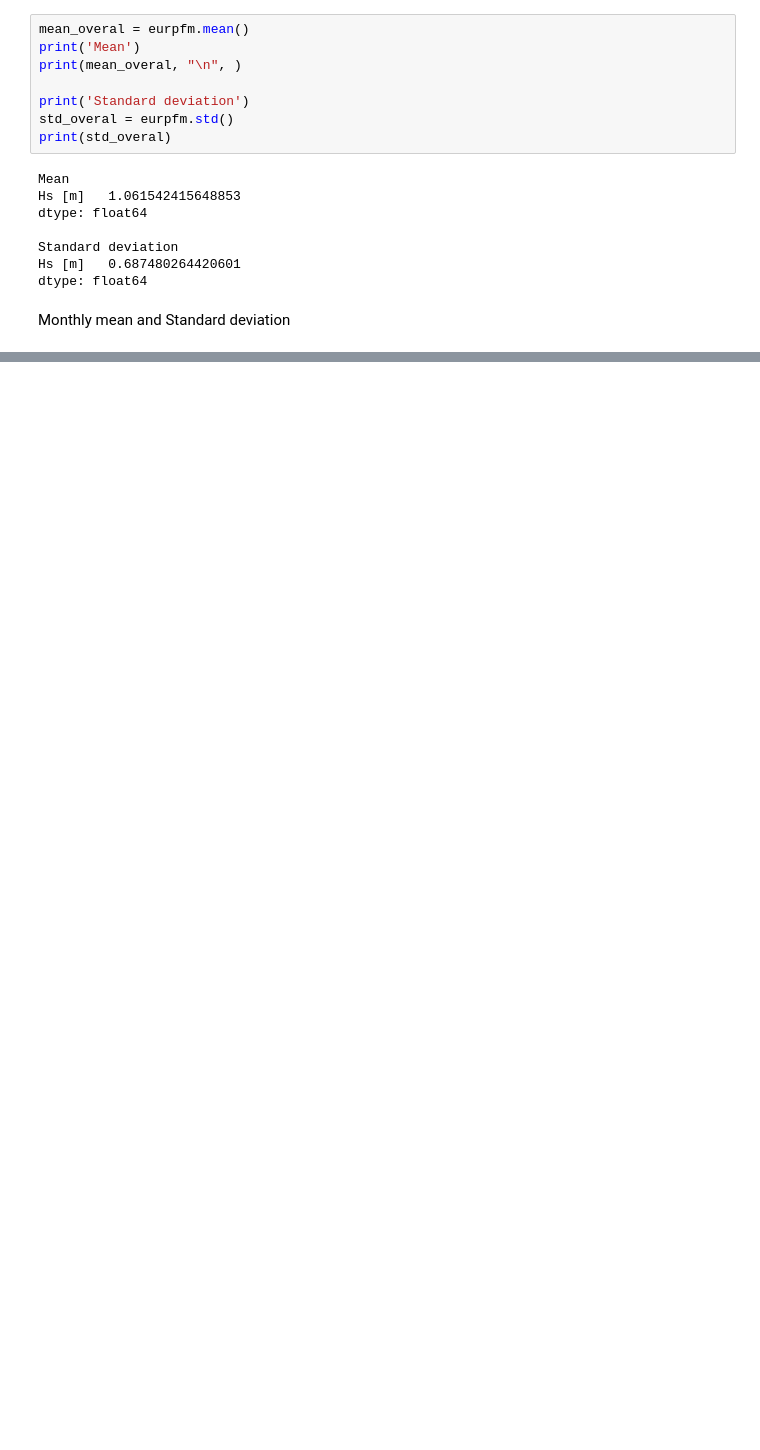
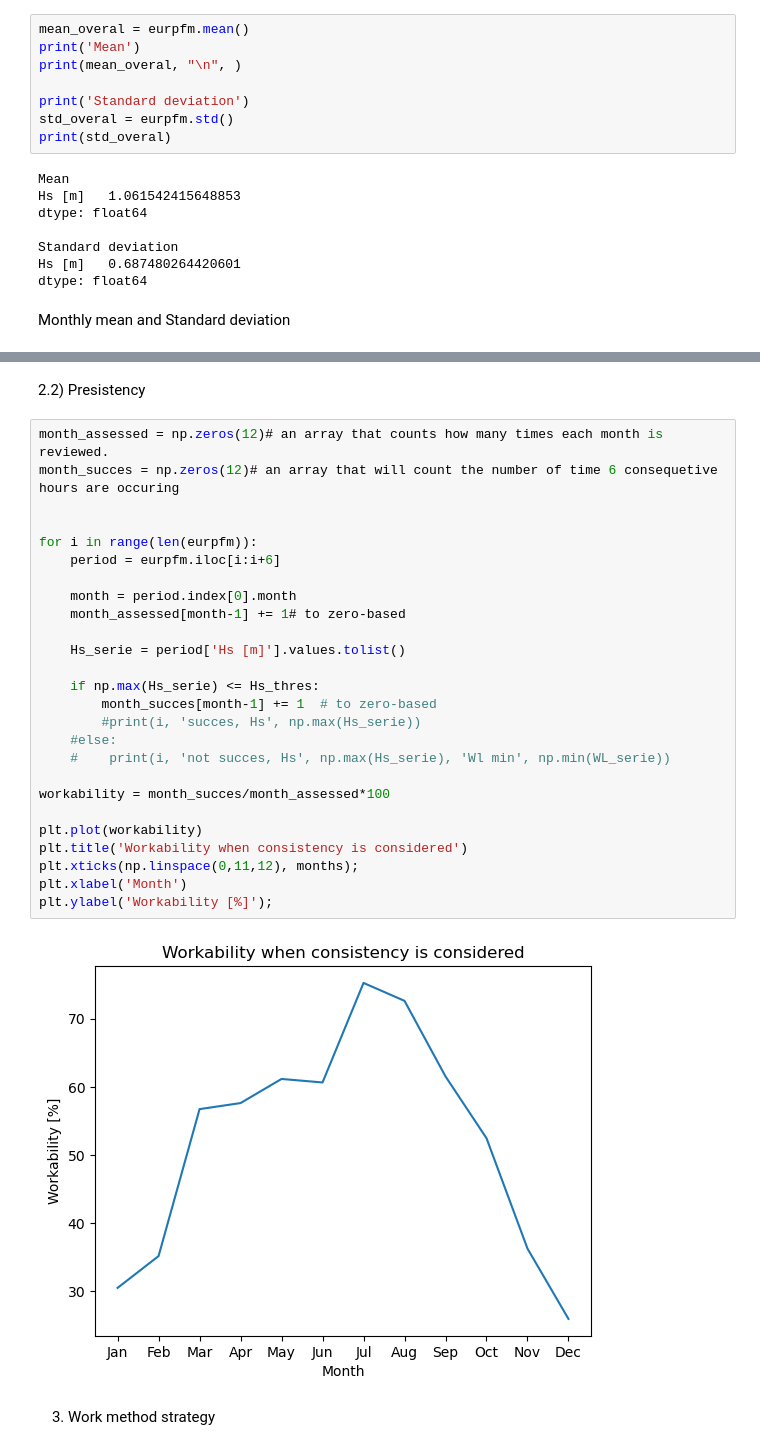
Before and after one commit to denisepierce01/Dredging, a Jupyter notebook: Dredging.ipynb, the cells around one changed output, grey strips where cells are left out. Saved outputs shown, nothing was run; the diff lists cells and outputs as text; blank space fills up the shorter version.

```diff
--- a/Dredging.ipynb
+++ b/Dredging.ipynb
@@ -74,0 +112,32 @@ plt.xlabel('Month');
+# %% [markdown]
+2.2) Presistency
+# %%
+month_assessed = np.zeros(12)# an array that counts how many times each month is reviewed.
+month_succes = np.zeros(12)# an array that will count the number of time 6 consequetive hours are occuring
+
+
+for i in range(len(eurpfm)):
+    period = eurpfm.iloc[i:i+6]
+
+    month = period.index[0].month
+    month_assessed[month-1] += 1# to zero-based
+
+    Hs_serie = period['Hs [m]'].values.tolist()
+
+    if np.max(Hs_serie) <= Hs_thres:
+        month_succes[month-1] += 1  # to zero-based
+        #print(i, 'succes, Hs', np.max(Hs_serie))
+    #else:
+    #    print(i, 'not succes, Hs', np.max(Hs_serie), 'Wl min', np.min(WL_serie))
+
+workability = month_succes/month_assessed*100
+
+plt.plot(workability)
+plt.title('Workability when consistency is considered')
+plt.xticks(np.linspace(0,11,12), months);
+plt.xlabel('Month')
+plt.ylabel('Workability [%]');
+# %% [output]
+[figure, added]
+# %% [markdown]
+3) Work method strategy
```
Also changed, not shown: parts of 7 cells of this notebook.
